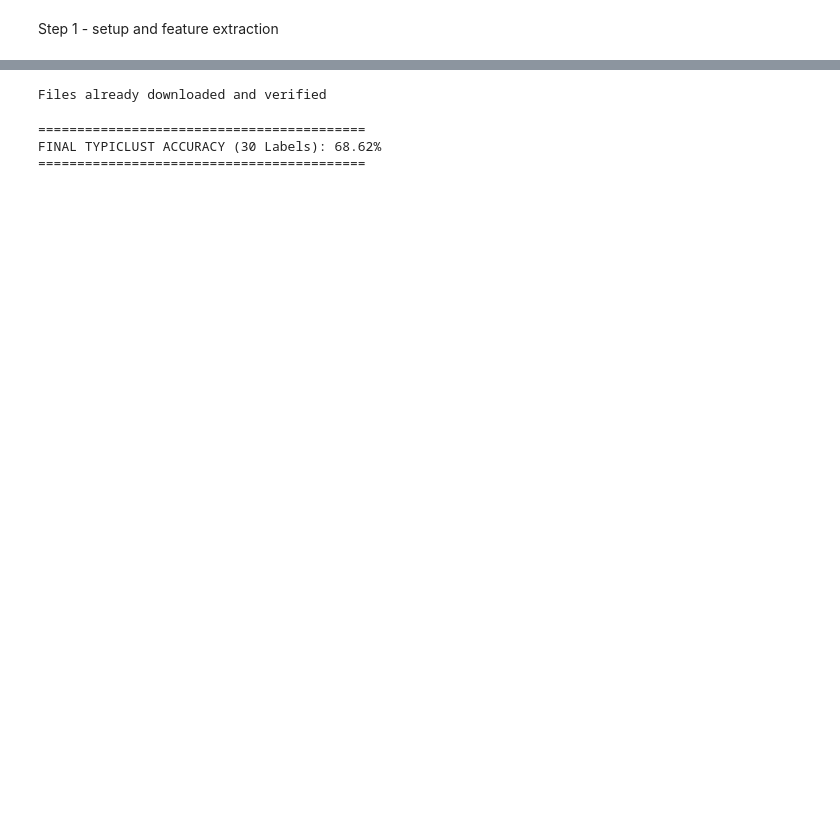
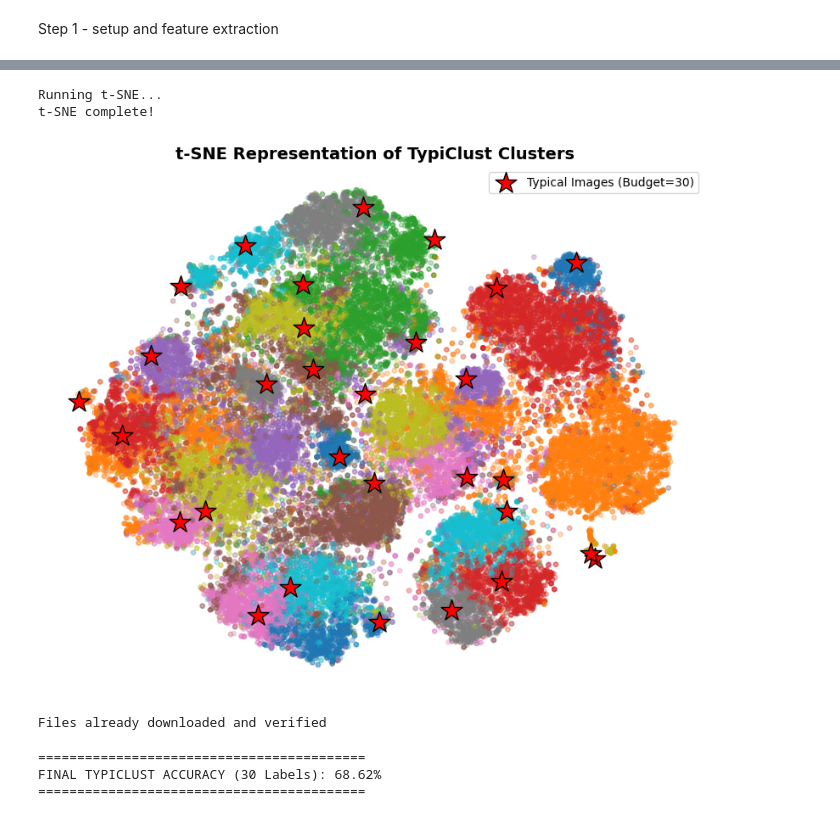
Before and after one commit to F1ni/ml-cw2, a Jupyter notebook: main.ipynb, the cells around one changed output, grey strips where cells are left out. Drawn from its saved outputs; the diff is of its cells as text; code cells hidden in the pictures; blank space fills up the shorter version.

```diff
--- a/main.ipynb
+++ b/main.ipynb
@@ -353,51 +399,53 @@ plt.show()
 from sklearn.manifold import TSNE
 import matplotlib.pyplot as plt
 
-# 1. Convert your PyTorch tensor into a NumPy array for Scikit-Learn
+
 features_to_plot = all_features_normalized.numpy()
 
-# 2. The Heavy Math
-print("Running t-SNE... this takes a few minutes!")
+
+print("Running t-SNE...")
 tsne = TSNE(n_components=2, random_state=42, init='pca', learning_rate='auto')
 features_2d = tsne.fit_transform(features_to_plot)
 print("t-SNE complete!")
 
-# 3. Set up the canvas
 plt.figure(figsize=(10, 8))
 
-# 4. Plot all 50,000 background dots
-# You already generated 'cluster_assignments' in your loop above!
+
 plt.scatter(
     features_2d[:, 0],
     features_2d[:, 1],
     c=cluster_assignments,
     cmap='tab10',
     alpha=0.3,
     s=15
 )
 
-# 5. Highlight the 7 typical images you found
+
 typical_x = features_2d[final_typical_images, 0]
 typical_y = features_2d[final_typical_images, 1]
 
 plt.scatter(
     typical_x,
     typical_y,
     c='red',
     marker='*',
     s=350,
     edgecolor='black',
-    label=f'Typical Images (Budget={label_budget})'
+    label=f'Typical Images (Budget={total_budget})'
 )
 
-# 6. Formatting
+
 plt.title("t-SNE Representation of TypiClust Clusters", fontsize=14, fontweight='bold')
 plt.legend()
 plt.axis('off')
 
-# Save directly to your folder for Overleaf
+
 plt.savefig('tsne_typiclust.png', dpi=300, bbox_inches='tight')
 plt.show()
+# %% [output]
+Running t-SNE...
+t-SNE complete!
+[figure, added]
 # %%
 # linear classficiation model
 
```
Also changed, not shown: parts of 3 cells of this notebook, 4 other files.
